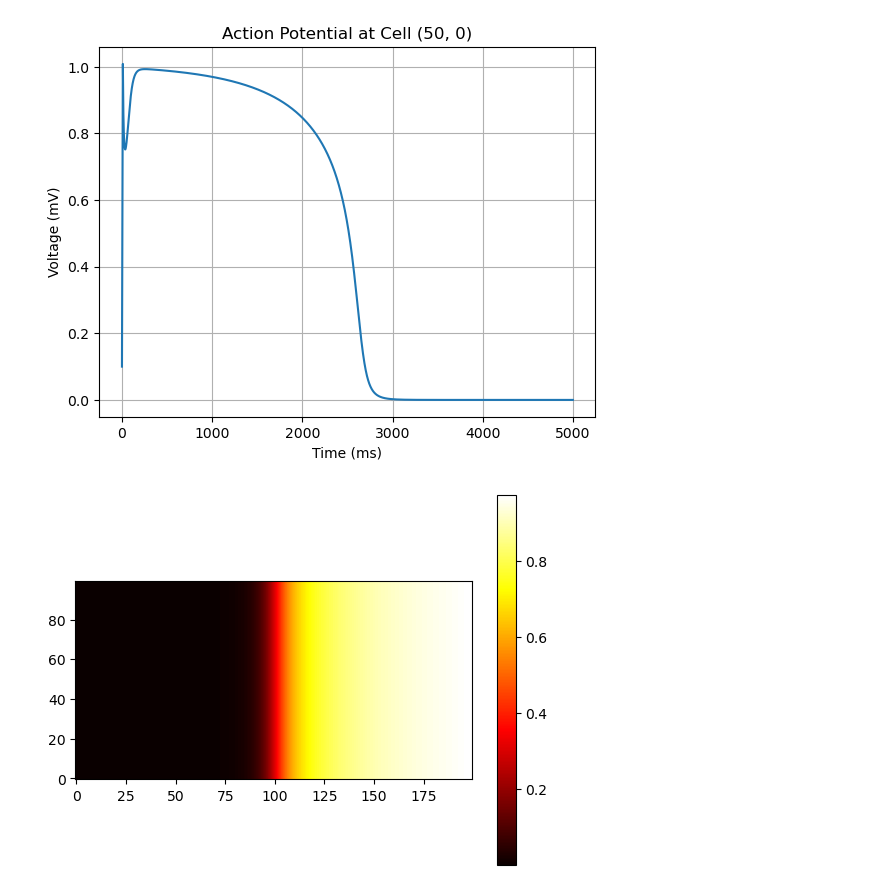
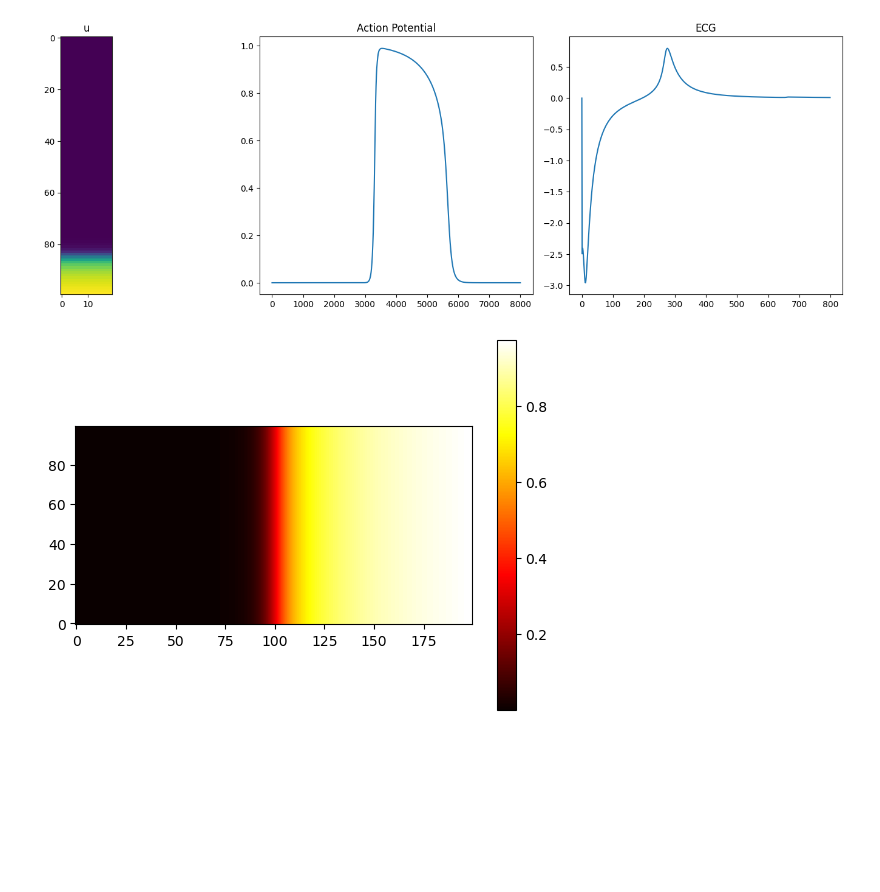
Before and after one commit to finitewave/Finitewave, a Jupyter notebook: Tutorials/EGMs.ipynb, the cells around one changed output. Cells and saved outputs as stored; diff of their text form; code cells hidden in the pictures; blank space fills up the shorter version.

Commit message:
Update stimulations and solvers to make them consistent with ECG Tracker

```diff
--- a/Tutorials/EGMs.ipynb
+++ b/Tutorials/EGMs.ipynb
@@ -6,72 +6,81 @@ import numpy as np
 
 # create a tissue of size 400x400 with cardiomycytes:
 n = 100
-m = 200
+m = 20
 tissue = fw.CardiacTissueGrid([n, m])
-# tissue.mesh += (np.random.random(tissue.mesh.shape) < 0.2).astype(tissue.mesh.dtype)
 
-# set up stimulation parameters:
-# stim = fw.StimVoltageCoord(time=0, volt_value=1,
-#                            x_min=0, x_max=n,
-#                            y_min=0, y_max=3)
-# stim_collection = fw.StimVoltageCollection(start_time=0,
-#                                            voltage_list=[1]*10,
-#                                            duration=0.1)
-# stim_collection.stimulation = stim
-stim_collection = fw.StimCurrentCoord(
+# stim_collection = fw.StimCurrentCoord(
+#     time=0,
+#     curr_value=10.0,
+#     duration=.1,
+#     x_min=0,
+#     x_max=1,
+#     y_min=0,
+#     y_max=n,
+# )
+
+stim_collection = fw.StimVoltageCoord(
     time=0,
-    curr_value=10.0,
-    duration=.1,
+    volt_value=1.0,
     x_min=0,
-    x_max=n,
+    x_max=1,
     y_min=0,
-    y_max=1,
+    y_max=n,
 )
+
 stim_sequence = fw.StimSequence()
 stim_sequence.add_stim(stim_collection)
 
-diffusion_model = fw.GridAssembler()
+diffusion_model = fw.GridModel()
 diffusion_model.stencil = fw.IsotropicStencil()
 
 ap_tracker = fw.ActionPotentialGridTracker()
-ap_tracker.cell_ind = (n//2, 0)
+ap_tracker.cell_ind = (n//2, m//2)
 ap_tracker.start_time = 0.0
+
+ecg_tracker = fw.ECGGridTracker()
+ecg_tracker.start_time = 0.0
+ecg_tracker.measure_coords = [(1, m//2, 1)]
+ecg_tracker.step = 10
 
 
 tracker_sequence = fw.TrackerSequence()
 tracker_sequence.add_tracker(ap_tracker)
+tracker_sequence.add_tracker(ecg_tracker)
 
 # create model object and set up parameters:
 simulation = fw.CardiacSimulation()
 simulation.dt = 0.01
 simulation.dr = 0.25
-simulation.t_max = 50
+simulation.t_max = 80
 simulation.cardiac_model = fw.AlievPanfilov()
 simulation.cardiac_tissue = tissue
 simulation.stim_sequence = stim_sequence
 simulation.diffusion_model = diffusion_model
 simulation.tracker_sequence = tracker_sequence
 
 # run the model:
 simulation.run()
 
 voltage_list = ap_tracker.output[:]
 
 # plt.figure()
 # plt.imshow(simulation.diffusion_model.weights[0].toarray())
 # plt.show()
 
 # show the potential map at the end of calculations:
 %matplotlib inline
-plt.figure()
-plt.plot(voltage_list)
-plt.xlabel("Time (ms)")
-plt.ylabel("Voltage (mV)")
-plt.title("Action Potential at Cell ({}, {})".format(*ap_tracker.cell_ind))
-plt.grid()
+fig, axs = plt.subplots(ncols=3, figsize=(15, 5))
+axs[0].imshow(simulation.cardiac_model.u)
+axs[0].set_title("u")
+axs[1].plot(ap_tracker.output)
+axs[1].set_title("Action Potential")
+axs[2].plot(ecg_tracker.output)
+axs[2].set_title("ECG")
+plt.tight_layout()
 plt.show()
 # %% [output]
-[figure, old version]
+[figure, new version]
 # %%
 import matplotlib.pyplot as plt
 
```
Also changed, not shown: 10 other files.
